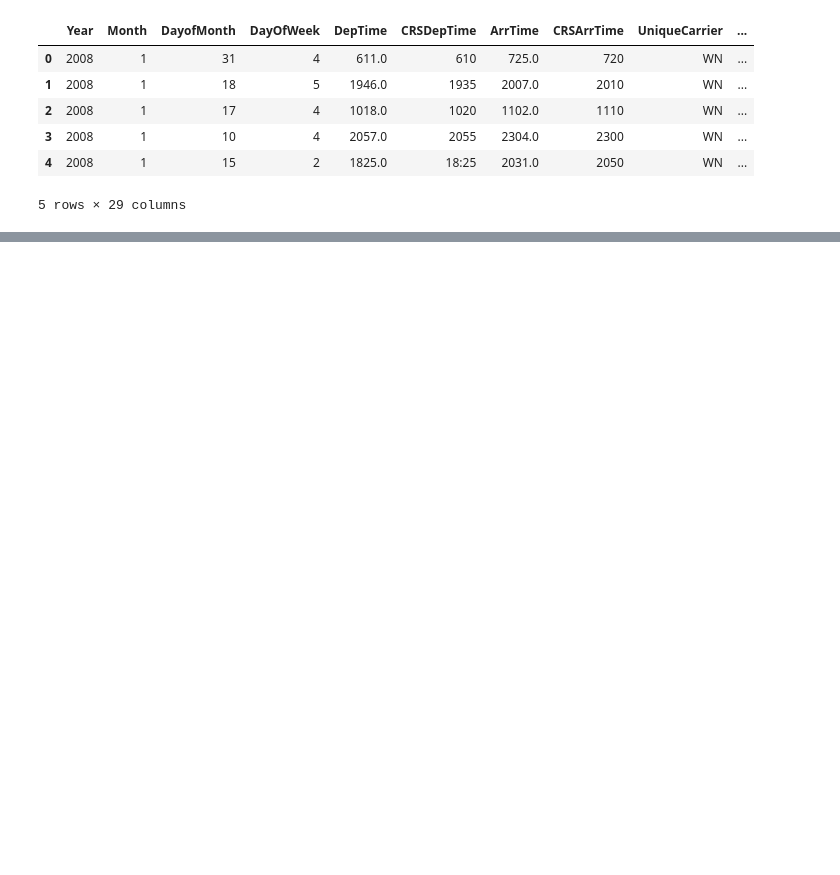
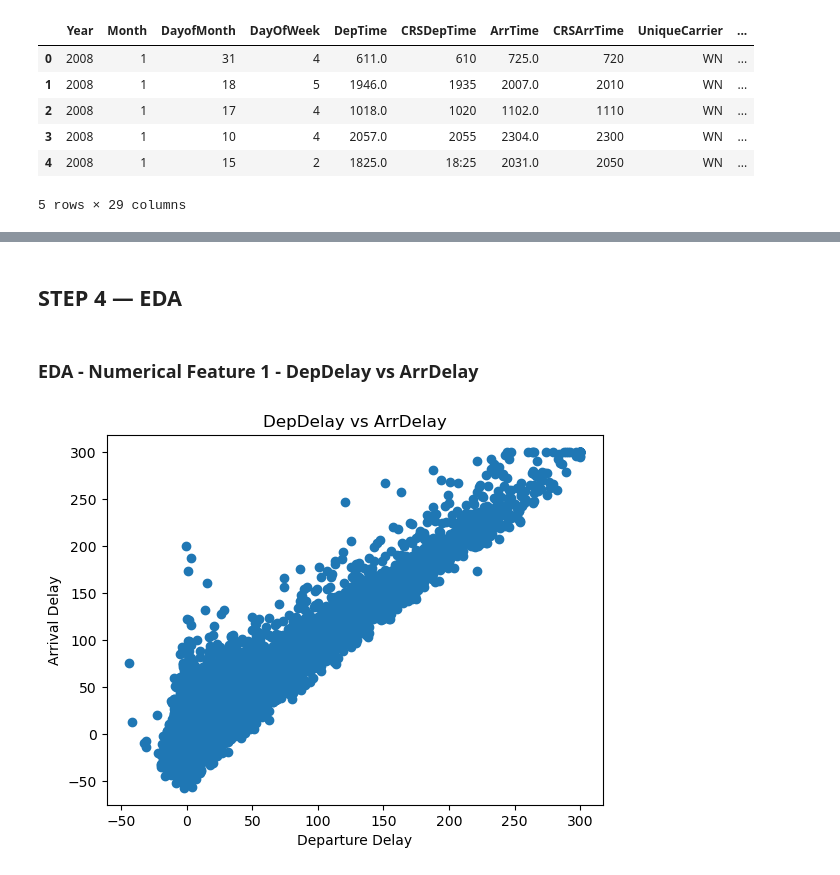
Before and after one commit to Amg1703/Principles-of-Data-Science-Assignment-, a Jupyter notebook: Airline_Delay_Dataset_EDA.ipynb, the cells around one changed output, grey strips where cells are left out. Drawn from its saved outputs; the diff is of its cells as text; code cells hidden in the pictures; blank space fills up the shorter version.

Commit message:
Pushing fully completed jupyter notebook with end to end data preprocessing,cleaning and EDA done on all 3 datasets

```diff
--- a/Airline_Delay_Dataset_EDA.ipynb
+++ b/Airline_Delay_Dataset_EDA.ipynb
@@ -189,0 +191,5 @@ plt.show()
+# %%
+categorical_cols = ['UniqueCarrier', 'Origin', 'Dest']
+
+for col in categorical_cols:
+    df[col] = df[col].astype('category')
@@ -189,0 +198,4 @@ plt.show()
+# %%
+df['DelayCategory'] = df['ArrDelay'].apply(
+    lambda x: 1 if x > 0 else 0
+)
@@ -189,0 +204,4 @@ plt.show()
+# %%
+df['IsWeekend'] = df['DayOfWeek'].apply(
+    lambda x: 1 if x in [6, 7] else 0
+)
@@ -189,0 +210,9 @@ plt.show()
+# %%
+df['CRSDepTime'] = pd.to_numeric(df['CRSDepTime'], errors='coerce')
+df['TimeOfDay'] = df['CRSDepTime'].apply(
+    lambda x: 'Morning' if 500 <= x < 1200 else
+              'Afternoon' if 1200 <= x < 1700 else
+              'Evening'
+)
+
+print("Final dataset shape:", df.shape)
@@ -189,0 +261,13 @@ plt.show()
+# %% [markdown]
+## STEP 4 — EDA
+# %% [markdown]
+### EDA - Numerical Feature 1 - DepDelay vs ArrDelay
+# %%
+plt.figure()
+plt.scatter(df['DepDelay'], df['ArrDelay'])
+plt.xlabel("Departure Delay")
+plt.ylabel("Arrival Delay")
+plt.title("DepDelay vs ArrDelay")
+plt.show()
+# %% [output]
+[figure, added]
```
Also changed, not shown: parts of 67 cells of this notebook, 3 other files.
